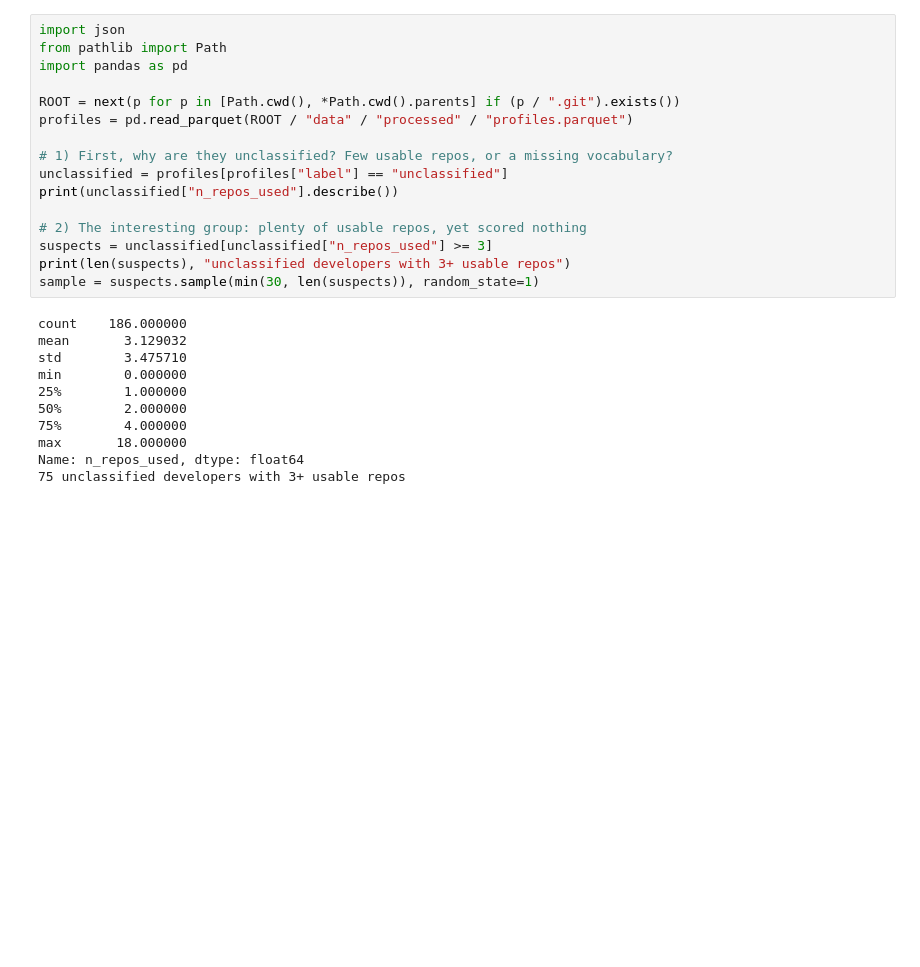
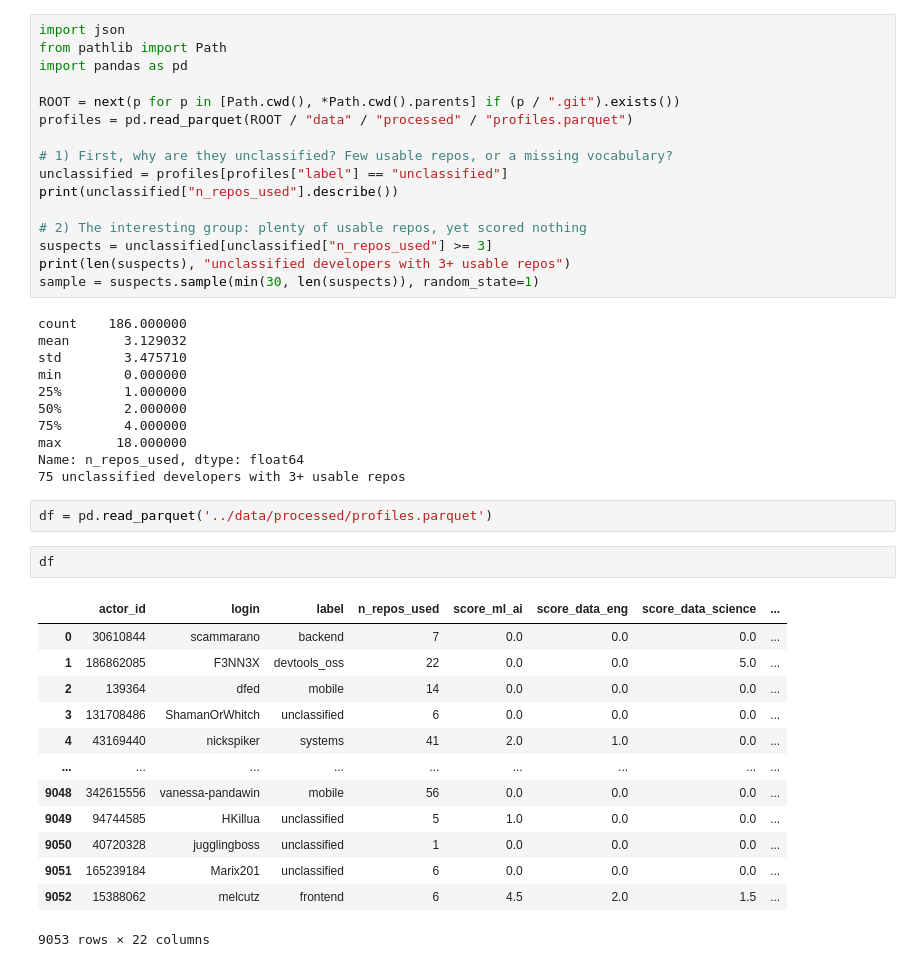
Before and after one commit to BilaalBakare/Findcrackeddevs, a Jupyter notebook: notebooks/test.ipynb, the cells around one changed output. Drawn from its saved outputs; the diff is of its cells as text; blank space fills up the shorter version.

```diff
--- a/notebooks/test.ipynb
+++ b/notebooks/test.ipynb
@@ -133,3 +133,21 @@ min        0.000000
 max       18.000000
 Name: n_repos_used, dtype: float64
 75 unclassified developers with 3+ usable repos
+# %%
+df = pd.read_parquet('../data/processed/profiles.parquet')
+# %%
+df
+# %% [output]
+|  | actor_id | login | label | n_repos_used | score_ml_ai | score_data_eng | score_data_science | ... |
+| 0 | 30610844 | scammarano | backend | 7 | 0.0 | 0.0 | 0.0 | ... |
+| 1 | 186862085 | F3NN3X | devtools_oss | 22 | 0.0 | 0.0 | 5.0 | ... |
+| 2 | 139364 | dfed | mobile | 14 | 0.0 | 0.0 | 0.0 | ... |
+| 3 | 131708486 | ShamanOrWhitch | unclassified | 6 | 0.0 | 0.0 | 0.0 | ... |
+| 4 | 43169440 | nickspiker | systems | 41 | 2.0 | 1.0 | 0.0 | ... |
+| ... | ... | ... | ... | ... | ... | ... | ... | ... |
+| 9048 | 342615556 | vanessa-pandawin | mobile | 56 | 0.0 | 0.0 | 0.0 | ... |
+| 9049 | 94744585 | HKillua | unclassified | 5 | 1.0 | 0.0 | 0.0 | ... |
+| 9050 | 40720328 | jugglingboss | unclassified | 1 | 0.0 | 0.0 | 0.0 | ... |
+| 9051 | 165239184 | Marix201 | unclassified | 6 | 0.0 | 0.0 | 0.0 | ... |
+| 9052 | 15388062 | melcutz | frontend | 6 | 4.5 | 2.0 | 1.5 | ... |
+9053 rows × 22 columns
```
Also changed, not shown: 1 other file.
